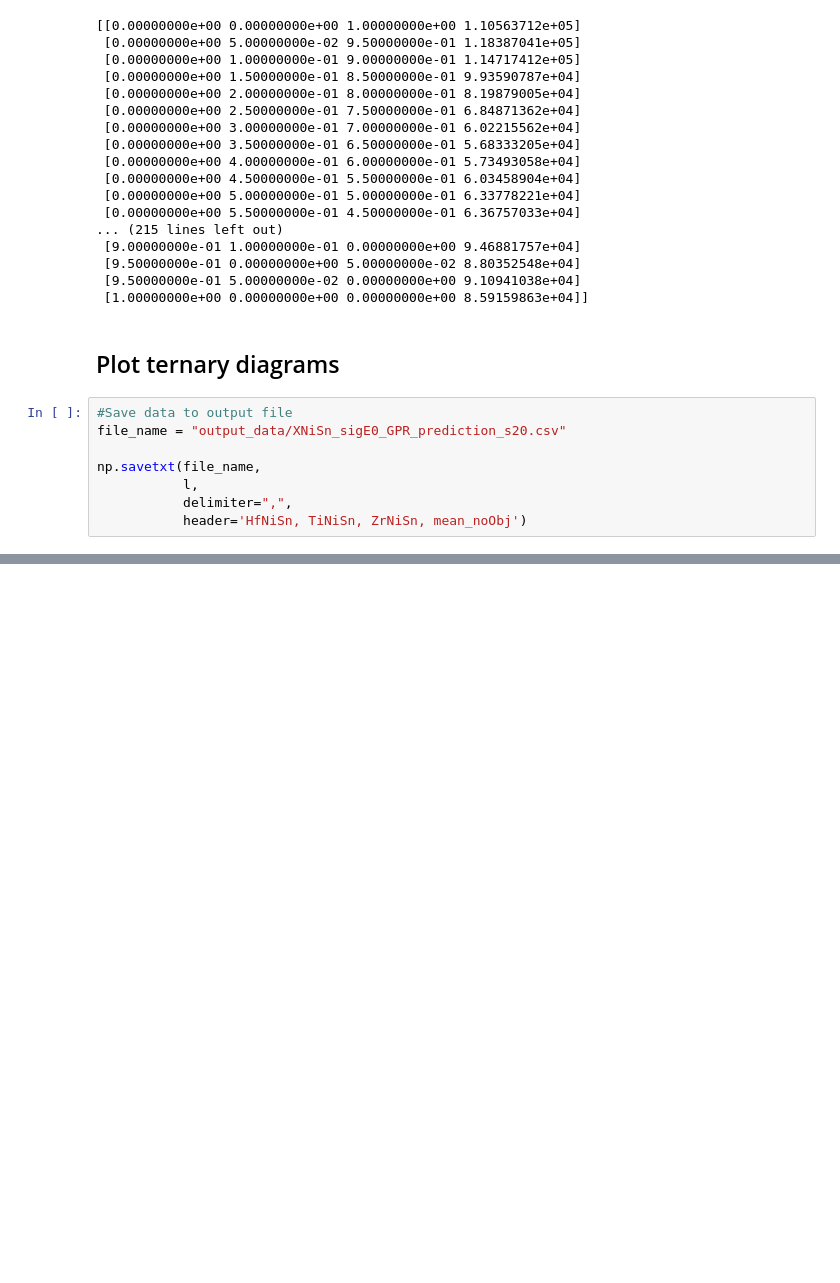
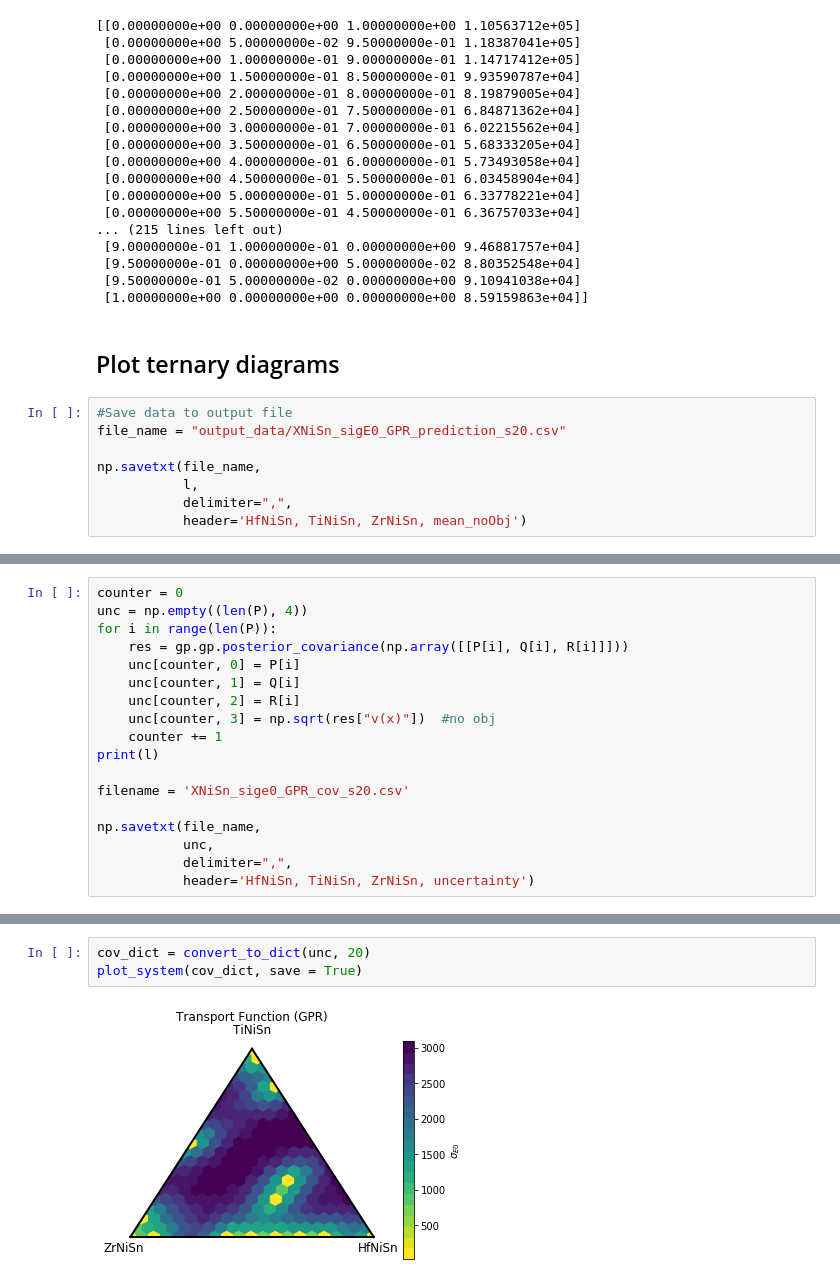
Before and after one commit to RamyaGuru/TECCA_GPR, a Jupyter notebook: SigmaE0_Kernel_Function.ipynb, the cells around one changed output, grey strips where cells are left out. Saved outputs shown, nothing was run; the diff lists cells and outputs as text; blank space fills up the shorter version.

Commit message:
added uncertainty plot

```diff
--- a/SigmaE0_Kernel_Function.ipynb
+++ b/SigmaE0_Kernel_Function.ipynb
@@ -388,0 +391,18 @@ plot_system(data_dict, save = True)
+# %%
+counter = 0
+unc = np.empty((len(P), 4))
+for i in range(len(P)):
+    res = gp.gp.posterior_covariance(np.array([[P[i], Q[i], R[i]]]))
+    unc[counter, 0] = P[i]
+    unc[counter, 1] = Q[i]
+    unc[counter, 2] = R[i]
+    unc[counter, 3] = np.sqrt(res["v(x)"])  #no obj
+    counter += 1
+print(l)
+
+filename = 'XNiSn_sige0_GPR_cov_s20.csv'
+
+np.savetxt(file_name,
+           unc,
+           delimiter=",",
+           header='HfNiSn, TiNiSn, ZrNiSn, uncertainty')
@@ -388,0 +427,5 @@ plot_system(data_dict, save = True)
+# %%
+cov_dict = convert_to_dict(unc, 20)
+plot_system(cov_dict, save = True)
+# %% [output]
+[figure, added]
```
Also changed, not shown: parts of 3 cells of this notebook, 2 other files.
